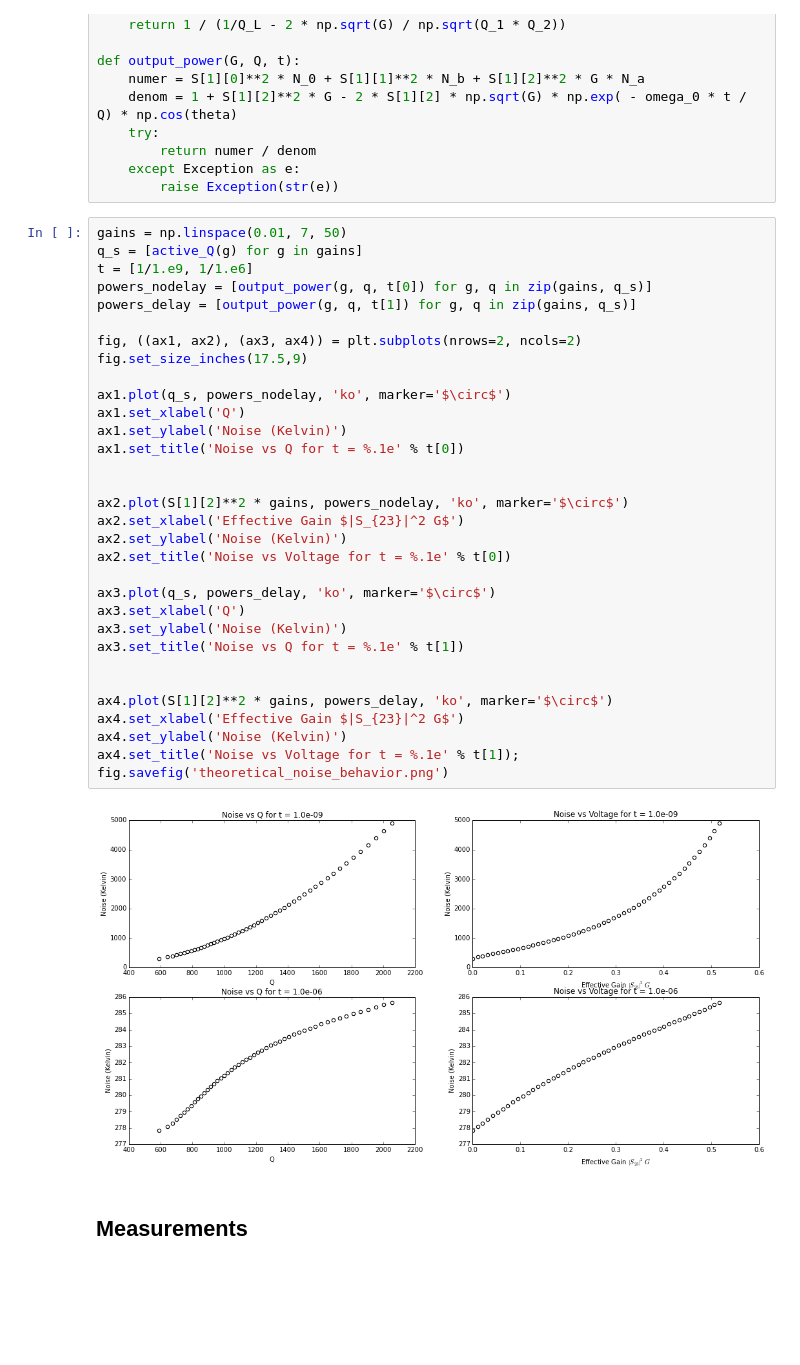
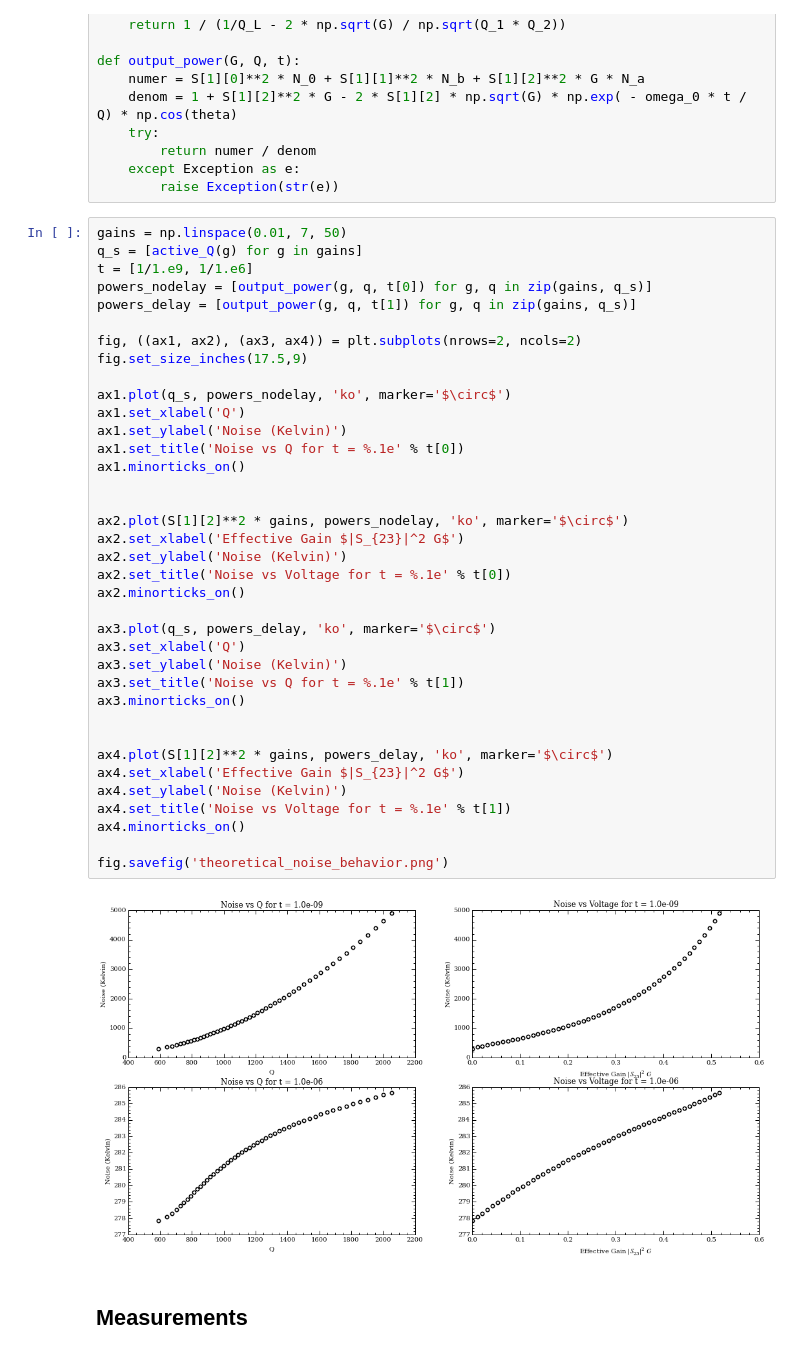
Before and after one commit to atmalagon/activeresonator, a Jupyter notebook: ipython_notebooks/Active_Resonator_Calculations.ipynb, the cells around one changed output. Drawn from its saved outputs; the diff is of its cells as text; blank space fills up the shorter version.

```diff
--- a/ipython_notebooks/Active_Resonator_Calculations.ipynb
+++ b/ipython_notebooks/Active_Resonator_Calculations.ipynb
@@ -203,35 +202,40 @@ gains = np.linspace(0.01, 7, 50)
 q_s = [active_Q(g) for g in gains]
 t = [1/1.e9, 1/1.e6]
 powers_nodelay = [output_power(g, q, t[0]) for g, q in zip(gains, q_s)]
 powers_delay = [output_power(g, q, t[1]) for g, q in zip(gains, q_s)]
 
 fig, ((ax1, ax2), (ax3, ax4)) = plt.subplots(nrows=2, ncols=2)
 fig.set_size_inches(17.5,9)
 
 ax1.plot(q_s, powers_nodelay, 'ko', marker='$\circ$')
 ax1.set_xlabel('Q')
 ax1.set_ylabel('Noise (Kelvin)')
 ax1.set_title('Noise vs Q for t = %.1e' % t[0])
+ax1.minorticks_on()
 
 
 ax2.plot(S[1][2]**2 * gains, powers_nodelay, 'ko', marker='$\circ$')
 ax2.set_xlabel('Effective Gain $|S_{23}|^2 G$')
 ax2.set_ylabel('Noise (Kelvin)')
 ax2.set_title('Noise vs Voltage for t = %.1e' % t[0])
+ax2.minorticks_on()
 
 ax3.plot(q_s, powers_delay, 'ko', marker='$\circ$')
 ax3.set_xlabel('Q')
 ax3.set_ylabel('Noise (Kelvin)')
 ax3.set_title('Noise vs Q for t = %.1e' % t[1])
+ax3.minorticks_on()
 
 
 ax4.plot(S[1][2]**2 * gains, powers_delay, 'ko', marker='$\circ$')
 ax4.set_xlabel('Effective Gain $|S_{23}|^2 G$')
 ax4.set_ylabel('Noise (Kelvin)')
-ax4.set_title('Noise vs Voltage for t = %.1e' % t[1]);
+ax4.set_title('Noise vs Voltage for t = %.1e' % t[1])
+ax4.minorticks_on()
+
 fig.savefig('theoretical_noise_behavior.png')
 # %% [output]
-[figure, old version]
+[figure, new version]
 # %% [markdown]
 ## Measurements
 <a id='measurements'></a>
```
Also changed, not shown: parts of 5 cells of this notebook, 26 other files.
